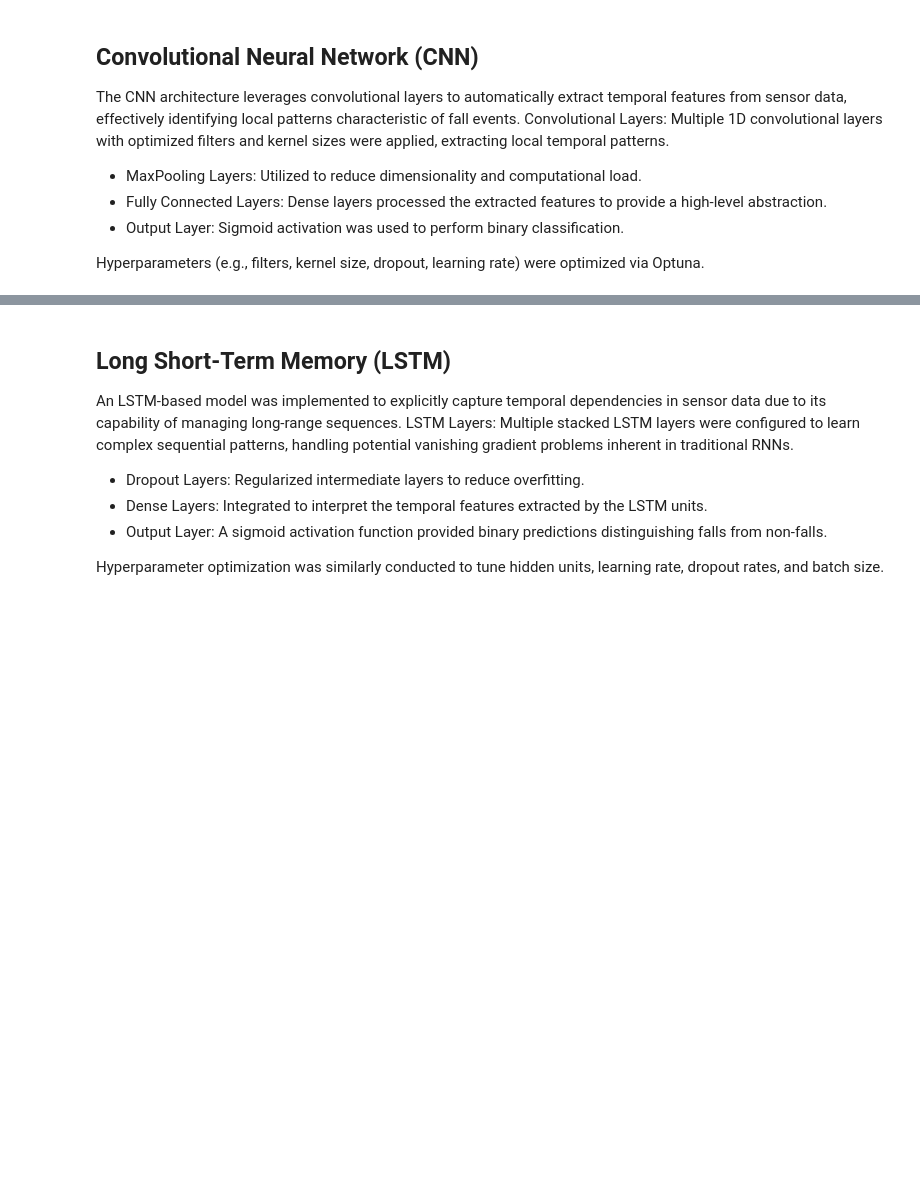
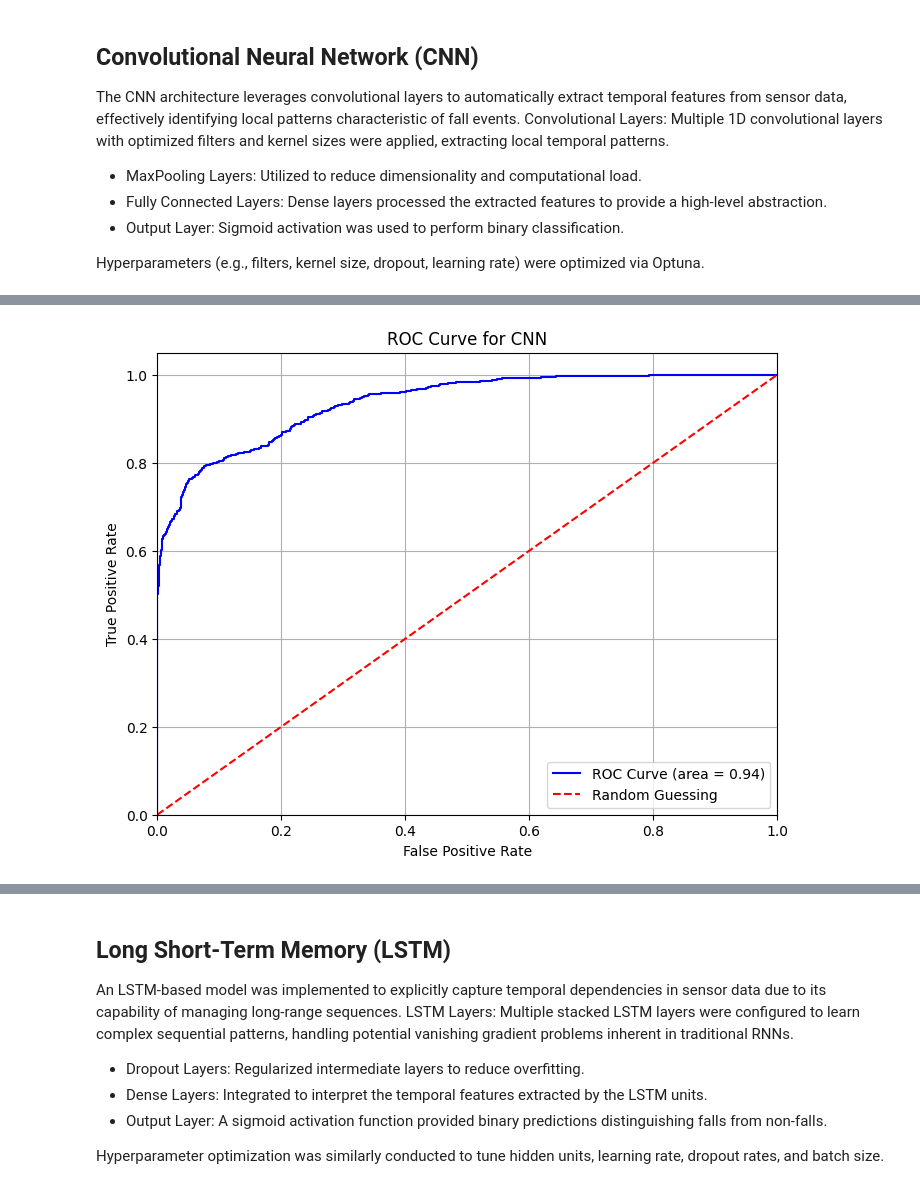
Before and after one commit to Danielar0w0/CAA, a Jupyter notebook: dl_main.ipynb, the cells around one changed output, grey strips where cells are left out. Cells and saved outputs as stored; diff of their text form; code cells hidden in the pictures; blank space fills up the shorter version.

```diff
--- a/dl_main.ipynb
+++ b/dl_main.ipynb
@@ -371,0 +474,5 @@ Test AUC: 0.8917914883499762
+# %%
+# Plot ROC curve
+roc_curve_plot(y_test, y_pred_prob, "ROC Curve for CNN")
+# %% [output]
+[figure, added]
```
Also changed, not shown: parts of 40 cells of this notebook, 5 other files.
